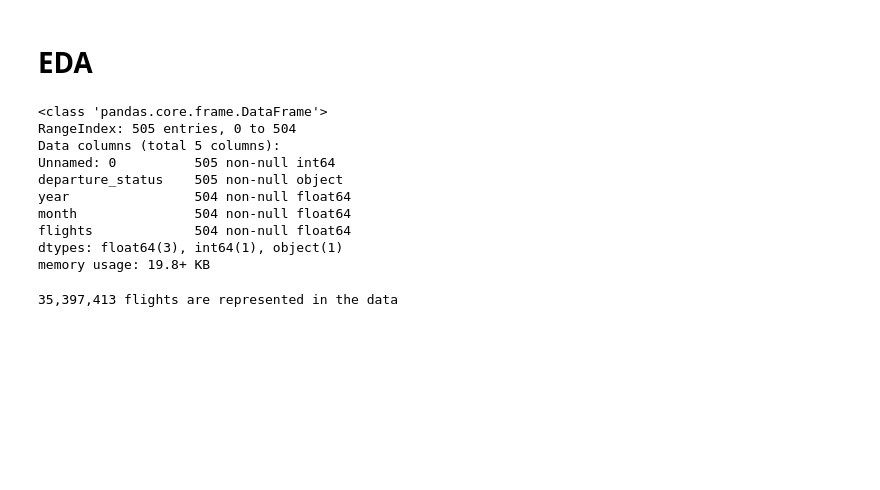
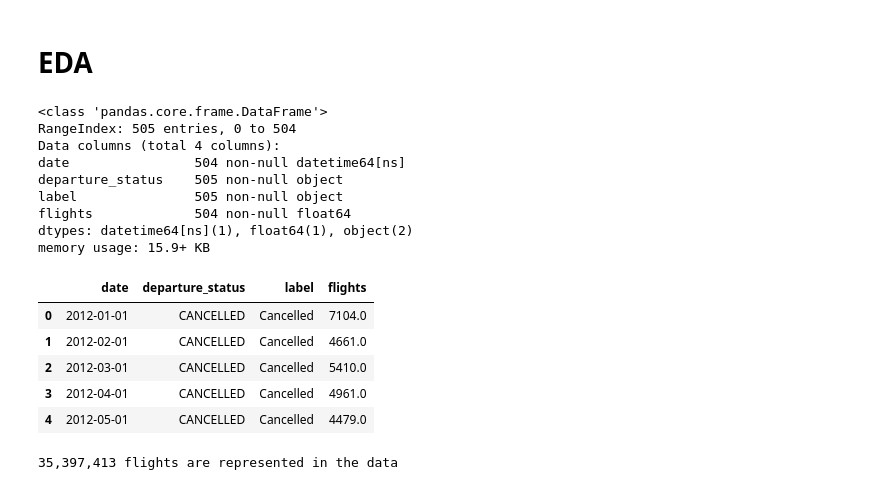
Before and after one commit to aviationweather/airport-delays, a Jupyter notebook: notebooks/eda/flight-departure-delays-grouped-by-magnitude-of-delay.ipynb, the cells around one changed output. Cells and saved outputs as stored; diff of their text form; code cells hidden in the pictures; blank space fills up the shorter version.

```diff
--- a/notebooks/eda/flight-departure-delays-grouped-by-magnitude-of-delay.ipynb
+++ b/notebooks/eda/flight-departure-delays-grouped-by-magnitude-of-delay.ipynb
@@ -37,18 +37,45 @@ departure_status = """
 path_to_csv = './../../data/processed/flights-departures-by-category-by-month.csv'
 #departure_delays.to_csv('./../../data/processed/flights-departures-by-category-by-month.csv')
 departure_delays = pd.read_csv(path_to_csv)
+
+def prepare_departure_data(data):
+    # Provide human readable labels
+    display_label_map = {
+        'EARLY': 'Early',
+        'ON_TIME': 'On-Time',
+        'DELAYED_15_TO_30': 'Delayed 15 to 30 Minutes',
+        'DELAYED_31_TO_60': 'Delayed 31 to 60 Minutes',
+        'DELAYED_61_TO_120': 'Delayed 61 to 120 Minutes',
+        'DELAYED_120_PLUS': 'Delayed 120+ Minutes',
+        'CANCELLED': 'Cancelled'
+    }
+    data['label'] = data['departure_status'].map(display_label_map)
+    data['day'] = 1
+    data['date'] = pd.to_datetime(data[['year', 'month', 'day']])
+
+    return data[['date', 'departure_status', 'label', 'flights']]
+
+departure_delays = prepare_departure_data(departure_delays)
 departure_delays.info()
 # %% [output]
 <class 'pandas.core.frame.DataFrame'>
 RangeIndex: 505 entries, 0 to 504
-Data columns (total 5 columns):
-Unnamed: 0          505 non-null int64
+Data columns (total 4 columns):
+date                504 non-null datetime64[ns]
 departure_status    505 non-null object
-year                504 non-null float64
-month               504 non-null float64
+label               505 non-null object
 flights             504 non-null float64
-dtypes: float64(3), int64(1), object(1)
-memory usage: 19.8+ KB
+dtypes: datetime64[ns](1), float64(1), object(2)
+memory usage: 15.9+ KB
+# %%
+departure_delays.head()
+# %% [output]
+|  | date | departure_status | label | flights |
+| 0 | 2012-01-01 | CANCELLED | Cancelled | 7104.0 |
+| 1 | 2012-02-01 | CANCELLED | Cancelled | 4661.0 |
+| 2 | 2012-03-01 | CANCELLED | Cancelled | 5410.0 |
+| 3 | 2012-04-01 | CANCELLED | Cancelled | 4961.0 |
+| 4 | 2012-05-01 | CANCELLED | Cancelled | 4479.0 |
 # %%
 # How many flights are represented in the data?
 def calculate_total_flights(data):
```
Also changed, not shown: parts of 2 cells of this notebook, 2 other files.
